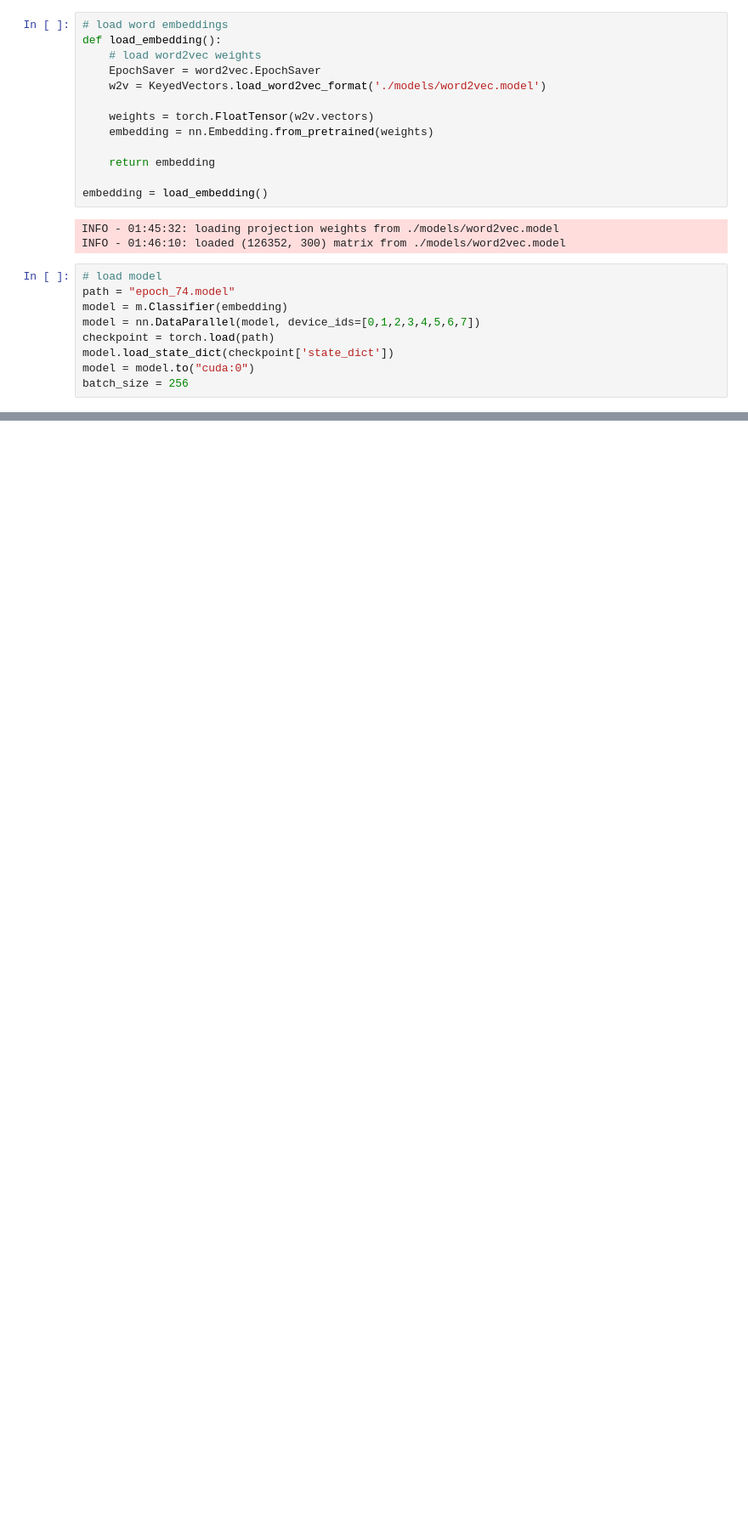
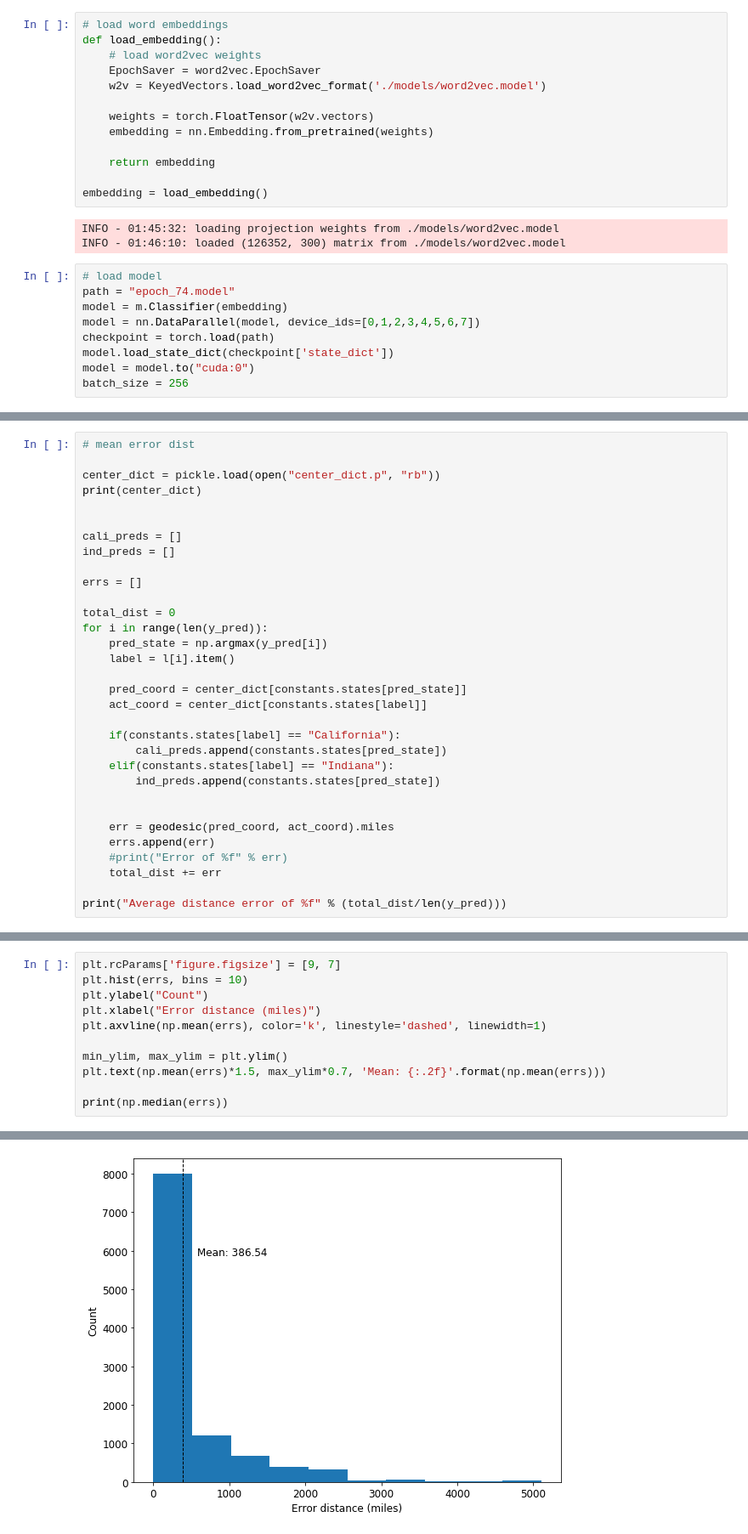
Before and after one commit to michael99man/reddit-geolocation-inference, a Jupyter notebook: eval_model.ipynb, the cells around one changed output, grey strips where cells are left out. Shown: that part at 85% size. Drawn from its saved outputs; the diff is of its cells as text; blank space fills up the shorter version.

```diff
--- a/eval_model.ipynb
+++ b/eval_model.ipynb
@@ -90,0 +159,32 @@ NameError: name 'test_set' is not defined
+# %%
+# mean error dist
+
+center_dict = pickle.load(open("center_dict.p", "rb"))
+print(center_dict)
+
+
+cali_preds = []
+ind_preds = []
+
+errs = []
+
+total_dist = 0
+for i in range(len(y_pred)):
+    pred_state = np.argmax(y_pred[i])
+    label = l[i].item()
+
+    pred_coord = center_dict[constants.states[pred_state]]
+    act_coord = center_dict[constants.states[label]]
+
+    if(constants.states[label] == "California"):
+        cali_preds.append(constants.states[pred_state])
+    elif(constants.states[label] == "Indiana"):
+        ind_preds.append(constants.states[pred_state])
+
+
+    err = geodesic(pred_coord, act_coord).miles
+    errs.append(err)
+    #print("Error of %f" % err)
+    total_dist += err
+
+print("Average distance error of %f" % (total_dist/len(y_pred)))
@@ -90,0 +194,12 @@ NameError: name 'test_set' is not defined
+# %%
+plt.rcParams['figure.figsize'] = [9, 7]
+plt.hist(errs, bins = 10)
+plt.ylabel("Count")
+plt.xlabel("Error distance (miles)")
+plt.axvline(np.mean(errs), color='k', linestyle='dashed', linewidth=1)
+
+min_ylim, max_ylim = plt.ylim()
+plt.text(np.mean(errs)*1.5, max_ylim*0.7, 'Mean: {:.2f}'.format(np.mean(errs)))
+
+print(np.median(errs))
+# %% [output]
@@ -90,0 +207 @@ NameError: name 'test_set' is not defined
+[figure, added]
```
Also changed, not shown: parts of 9 cells of this notebook, 2 other files.
